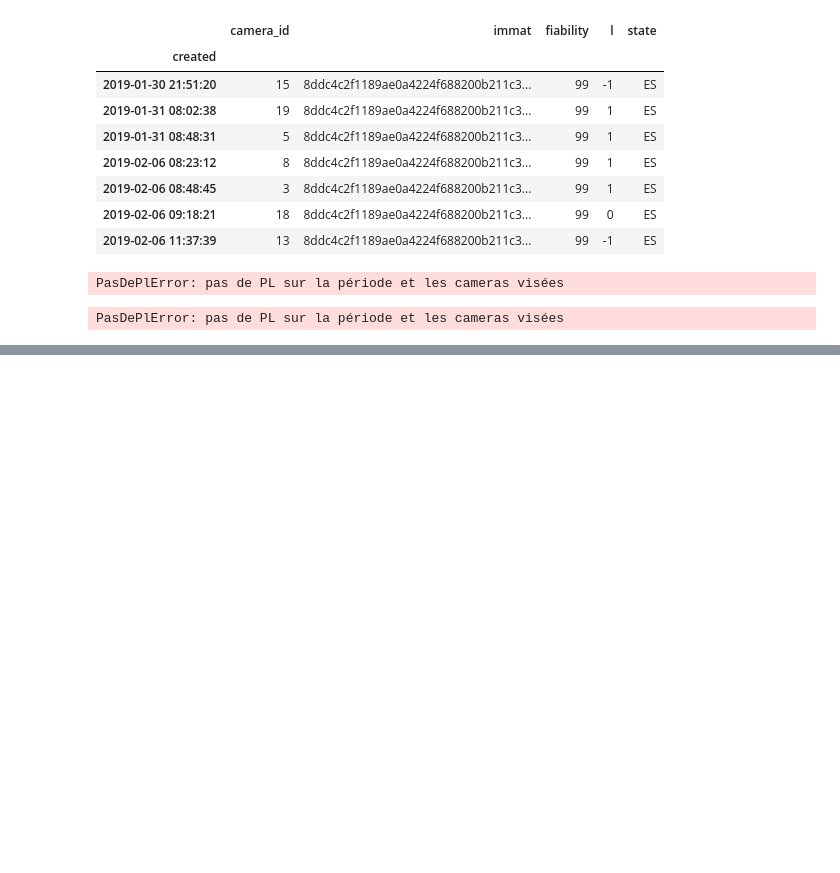
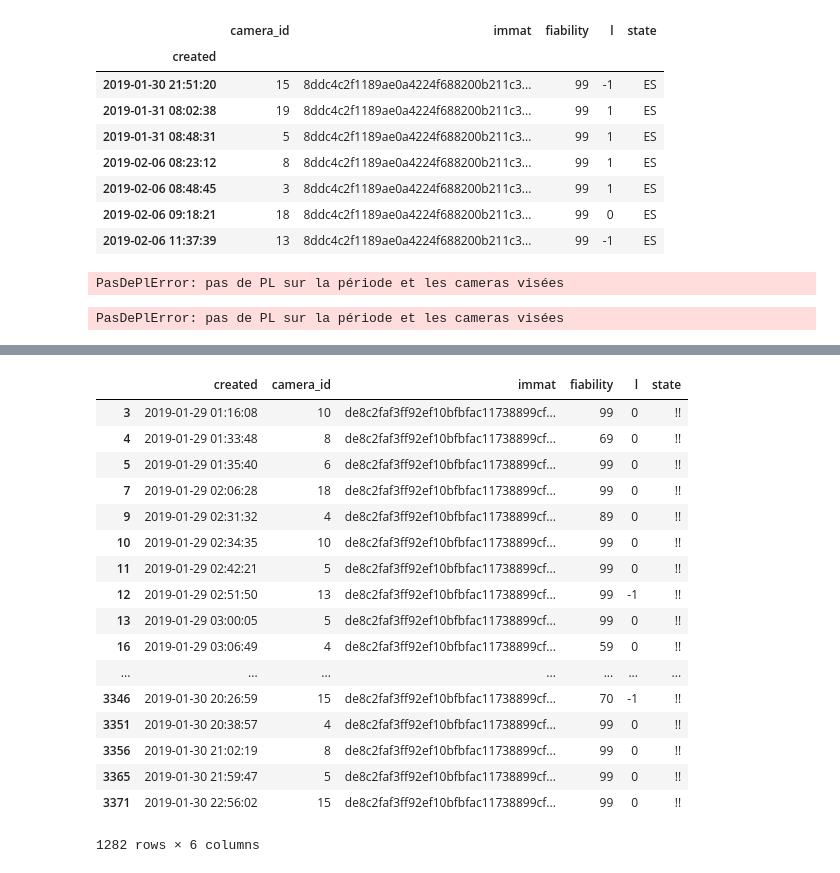
Before and after one commit to nantodevison/lapi, a Jupyter notebook: Carto_Lapi/Analyse/pour_test_travail.ipynb, the cells around one changed output, grey strips where cells are left out. Cells and saved outputs as stored; diff of their text form; code cells hidden in the pictures; blank space fills up the shorter version.

```diff
--- a/Carto_Lapi/Analyse/pour_test_travail.ipynb
+++ b/Carto_Lapi/Analyse/pour_test_travail.ipynb
@@ -270,0 +331,23 @@ df_duree=df_3semaines.loc['2019-01-29 00:00:00':'2019-01-30 23:59:0059'].loc['20
+# %%
+passages=df_duree_autres_cam.reset_index().sort_values(['immat','created'])
+# %%
+passages.loc[passages['immat']=='de8c2faf3ff92ef10bfbfac11738899cf3729aee']
+# %% [output]
+|  | created | camera_id | immat | fiability | l | state |
+| 3 | 2019-01-29 01:16:08 | 10 | de8c2faf3ff92ef10bfbfac11738899cf... | 99 | 0 | !! |
+| 4 | 2019-01-29 01:33:48 | 8 | de8c2faf3ff92ef10bfbfac11738899cf... | 69 | 0 | !! |
+| 5 | 2019-01-29 01:35:40 | 6 | de8c2faf3ff92ef10bfbfac11738899cf... | 99 | 0 | !! |
+| 7 | 2019-01-29 02:06:28 | 18 | de8c2faf3ff92ef10bfbfac11738899cf... | 99 | 0 | !! |
+| 9 | 2019-01-29 02:31:32 | 4 | de8c2faf3ff92ef10bfbfac11738899cf... | 89 | 0 | !! |
+| 10 | 2019-01-29 02:34:35 | 10 | de8c2faf3ff92ef10bfbfac11738899cf... | 99 | 0 | !! |
+| 11 | 2019-01-29 02:42:21 | 5 | de8c2faf3ff92ef10bfbfac11738899cf... | 99 | 0 | !! |
+| 12 | 2019-01-29 02:51:50 | 13 | de8c2faf3ff92ef10bfbfac11738899cf... | 99 | -1 | !! |
+| 13 | 2019-01-29 03:00:05 | 5 | de8c2faf3ff92ef10bfbfac11738899cf... | 99 | 0 | !! |
+| 16 | 2019-01-29 03:06:49 | 4 | de8c2faf3ff92ef10bfbfac11738899cf... | 59 | 0 | !! |
+| ... | ... | ... | ... | ... | ... | ... |
+| 3346 | 2019-01-30 20:26:59 | 15 | de8c2faf3ff92ef10bfbfac11738899cf... | 70 | -1 | !! |
+| 3351 | 2019-01-30 20:38:57 | 4 | de8c2faf3ff92ef10bfbfac11738899cf... | 99 | 0 | !! |
+| 3356 | 2019-01-30 21:02:19 | 8 | de8c2faf3ff92ef10bfbfac11738899cf... | 99 | 0 | !! |
+| 3365 | 2019-01-30 21:59:47 | 5 | de8c2faf3ff92ef10bfbfac11738899cf... | 99 | 0 | !! |
+| 3371 | 2019-01-30 22:56:02 | 15 | de8c2faf3ff92ef10bfbfac11738899cf... | 99 | 0 | !! |
+1282 rows × 6 columns
```
Also changed, not shown: parts of 11 cells of this notebook.
